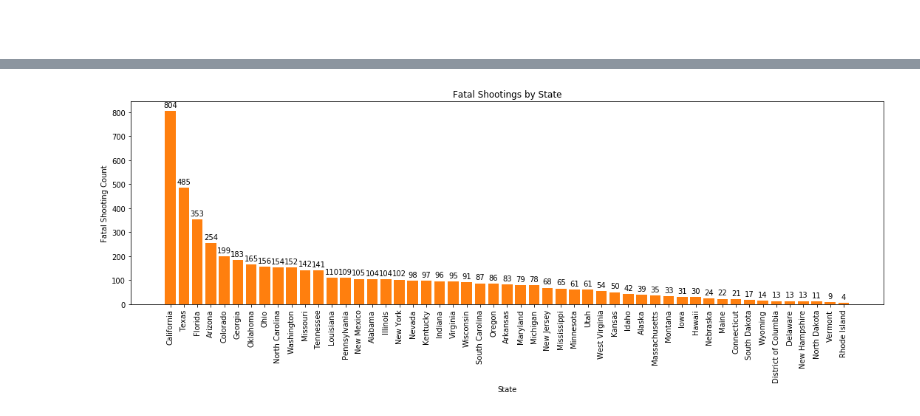
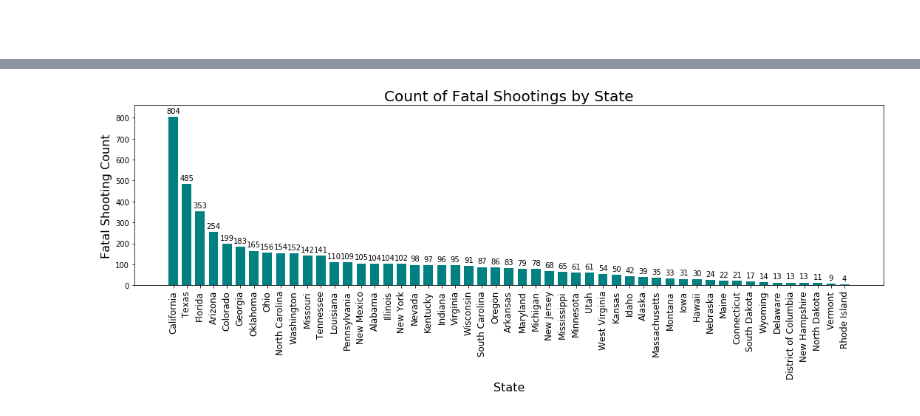
Before and after one commit to szerpa17/fatal-police-shootings, a Jupyter notebook: Analysis.ipynb, the cells around one changed output, grey strips where cells are left out. Saved outputs shown, nothing was run; the diff lists cells and outputs as text; code cells hidden in the pictures.

Commit message:
updated bar chart presentation

```diff
--- a/Analysis.ipynb
+++ b/Analysis.ipynb
@@ -238,24 +238,25 @@ state_shootings.style.format(format_dict)
 # %%
 #
 fig, ax = plt.subplots()
 x_axis = np.arange(len(state_shootings))
 states = state_shootings.index.array
-width=0.3
+width=0.7
 
-state_bar = ax.bar(x_axis, state_shootings["Total Fatal Shooting Deaths"], width,)
-plt.bar(x_axis, state_shootings["Total Fatal Shooting Deaths"])
+state_bar = ax.bar(x_axis, state_shootings["Total Fatal Shooting Deaths"], width, color="teal")
 
-plt.title("Fatal Shootings by State")
-plt.xlabel("State")
-plt.ylabel("Fatal Shooting Count")
 
-ax.set_xticklabels(states, rotation="vertical")
+plt.title("Count of Fatal Shootings by State", fontdict=dict(fontsize=20))
+plt.xlabel("State", fontdict=dict(fontsize=16))
+plt.ylabel("Fatal Shooting Count", fontdict=dict(fontsize=16))
+
+ax.set_xticklabels(states, rotation="vertical", fontsize=12)
 ax.set_xticks(x_axis)
+ax.set_ylim(0, 860)
 
 autolabel(state_bar)
 
 plt.gcf().set_size_inches(15,6)
 plt.tight_layout()
 plt.show()
 # %% [output]
-[figure, old version]
+[figure, new version]
```
Also changed, not shown: parts of 2 cells of this notebook.
